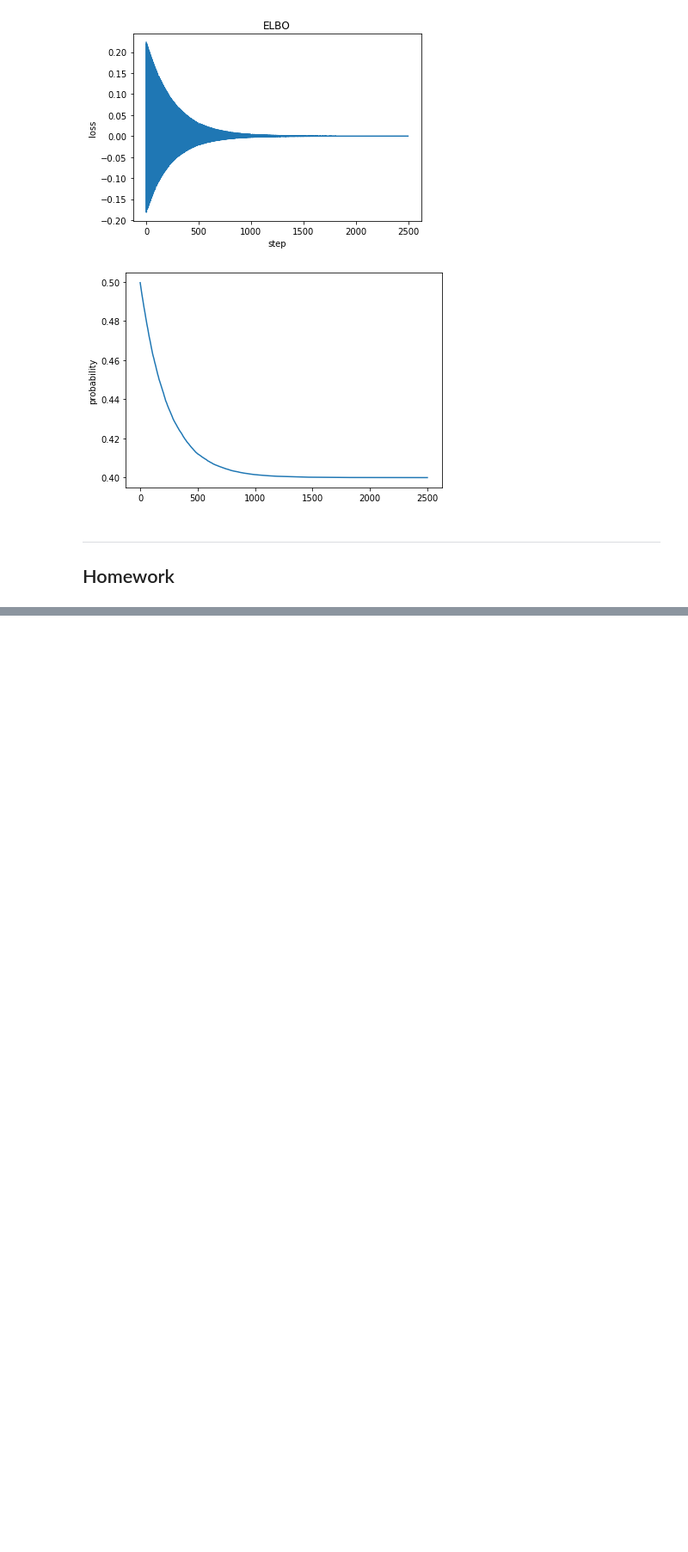
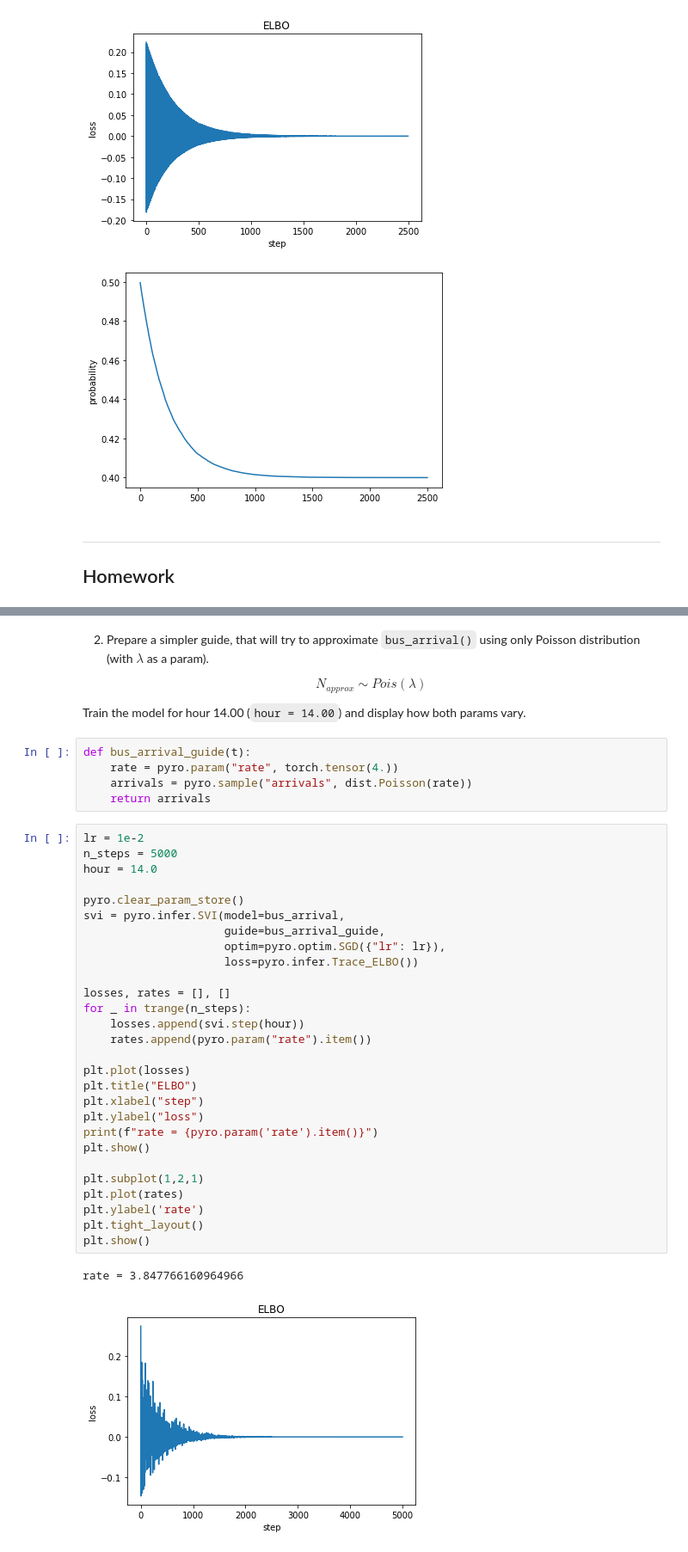
Before and after one commit to puma-wust/base-l02-2020, a Jupyter notebook: Pyro-introduction.ipynb, the cells around one changed output, grey strips where cells are left out. Shown at 86% size. Saved outputs shown, nothing was run; the diff lists cells and outputs as text; blank space fills up the shorter version.

```diff
--- a/Pyro-introduction.ipynb
+++ b/Pyro-introduction.ipynb
@@ -442,0 +488,42 @@ Homework
+# %% [markdown]
+2. Prepare a simpler guide, that will try to approximate `bus_arrival()` using only Poisson distribution (with $\lambda$ as a param).
+
+$$N_{approx} \sim Pois\left(\lambda\right)$$
+
+   Train the model for hour 14.00 (`hour = 14.00`) and display how both params vary.
+# %%
+def bus_arrival_guide(t):
+    rate = pyro.param("rate", torch.tensor(4.))
+    arrivals = pyro.sample("arrivals", dist.Poisson(rate))
+    return arrivals
+# %%
+lr = 1e-2
+n_steps = 5000
+hour = 14.0
+
+pyro.clear_param_store()
+svi = pyro.infer.SVI(model=bus_arrival,
+                     guide=bus_arrival_guide,
+                     optim=pyro.optim.SGD({"lr": lr}),
+                     loss=pyro.infer.Trace_ELBO())
+
+losses, rates = [], []
+for _ in trange(n_steps):
+    losses.append(svi.step(hour))
+    rates.append(pyro.param("rate").item())
+
+plt.plot(losses)
+plt.title("ELBO")
+plt.xlabel("step")
+plt.ylabel("loss")
+print(f"rate = {pyro.param('rate').item()}")
+plt.show()
+
+plt.subplot(1,2,1)
+plt.plot(rates)
+plt.ylabel('rate')
+plt.tight_layout()
+plt.show()
+# %% [output]
+rate = 3.847766160964966
+[figure, added]
```
Also changed, not shown: parts of 7 cells of this notebook.
